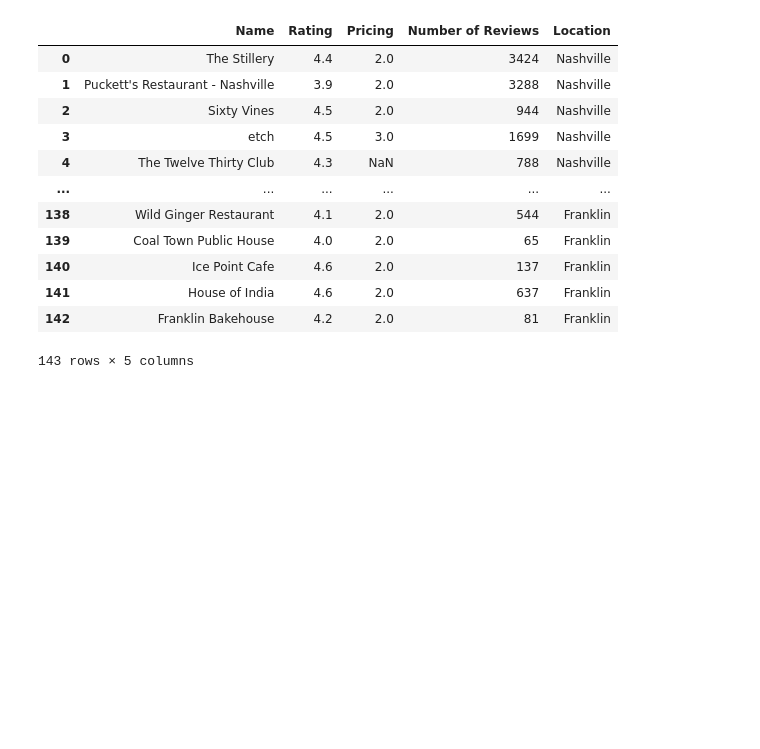
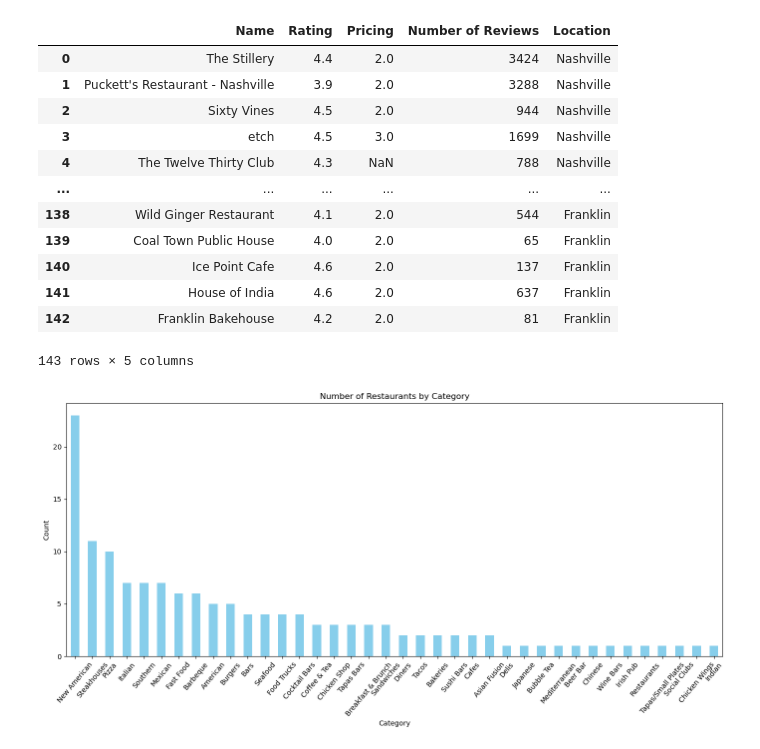
Before and after one commit to caelwillis/group-3-proj-3, a Jupyter notebook: yelp_api(serge).ipynb, the cells around one changed output. Cells and saved outputs as stored; diff of their text form; code cells hidden in the pictures; blank space fills up the shorter version.

```diff
--- a/yelp_api(serge).ipynb
+++ b/yelp_api(serge).ipynb
@@ -162,3 +133,7 @@ Franklin_Resaurant.head()
+# %%
+Nashville_Restaurant=pd.read_csv("nashville-restaurant-categories.csv")
+Portland_Resaurant=pd.read_csv("portland-restaurant-categories.csv")
+Franklin_Resaurant=pd.read_csv("franklin-restaurant-categories.csv")
 # %%
 # Add a column 'Location' to each DataFrame to distinguish between Nashville and Portland data
 Nashville_Restaurant['Location'] = 'Nashville'
@@ -251,0 +236,14 @@ restaurant_info
+# %%
+category_counts = restaurant_Category['Category'].value_counts()
+
+# Plotting
+plt.figure(figsize=(14, 7))
+category_counts.plot(kind='bar', color='skyblue')
+plt.title('Number of Restaurants by Category')
+plt.xlabel('Category')
+plt.ylabel('Count')
+plt.xticks(rotation=50)
+plt.tight_layout()
+plt.show()
+# %% [output]
+[figure, added]
```
Also changed, not shown: parts of 11 cells of this notebook, 5 other files.
